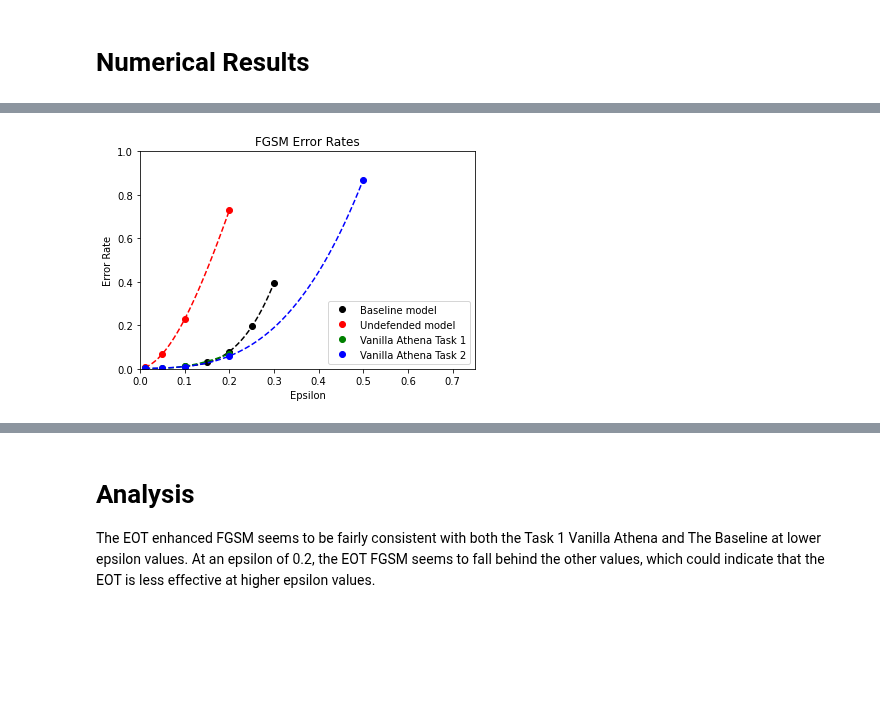
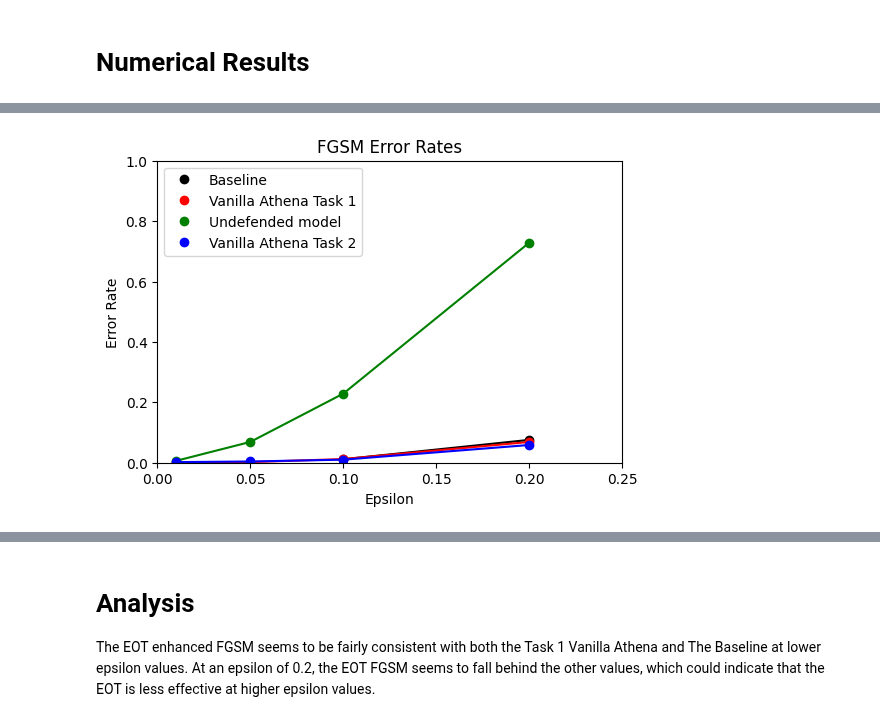
Before and after one commit to Arleycht/project-athena, a Jupyter notebook: Task2/Task2_Report.ipynb, the cells around one changed output, grey strips where cells are left out. Saved outputs shown, nothing was run; the diff lists cells and outputs as text; code cells hidden in the pictures; blank space fills up the shorter version.

```diff
--- a/Task2/Task2_Report.ipynb
+++ b/Task2/Task2_Report.ipynb
@@ -163,73 +161,39 @@ graphs = [
-# %%
-plt.title('FGSM Error Rates')
-plt.xlabel('Epsilon')
-plt.ylabel('Error Rate')
-
-plt.xlim(0, 0.75)
-plt.ylim(0, 1)
-
-handles = []
-
-for graph in graphs:
-    x = np.array(graph['x'])
-    y = np.array(graph['y'])
-
-    # Create a line of best fit
-    x_fit = np.linspace(min(x), max(x))
-    fitcoeff = poly.polyfit(x, y, 3)
-    fitval = poly.polyval(x_fit, fitcoeff)
-
-    l, = plt.plot(x, y, graph['color'] + 'o', label=graph['title'])
-    plt.plot(x_fit, fitval, graph['color'] + '--')
-
-    handles.append(l)
-
-plt.legend(handles=handles)
-plt.show()
-# %% [output]
-[figure, removed]
 # %%
 graphs = [
     {
         'title': 'Baseline',
         'color': 'k',
         'x': [0.1, 0.2],
-        'y': [
-            0.011493094061901401,
-            0.07561246093356185
-        ]
+        'y': [0.011493094061901401, 0.07561246093356185]
     },
     {
         'title': 'Vanilla Athena Task 1',
         'color': 'r',
         'x': [0.01, 0.05, 0.1, 0.2],
-        'y': [
-            0.0020242914979757085,
-            0.0020242914979757085,
-            0.012145748987854251,
-            0.06882591093117409
-        ]
+        'y': [0.0020242914979757085, 0.0020242914979757085, 0.012145748987854251, 0.06882591093117409]
     },
     {
         'title': 'Undefended model',
         'color': 'g',
         'x': [0.01, 0.05, 0.1, 0.2],
-        'y': [
-            0.006072874493927126,
-            0.06882591093117409,
-            0.22874493927125505,
-            0.728744939271255
-        ]
+        'y': [0.006072874493927126, 0.06882591093117409, 0.22874493927125505, 0.728744939271255]
     },
     {
         'title': 'Vanilla Athena Task 2',
         'color': 'b',
         'x': [0.01, 0.05, 0.1, 0.2],
-        'y': [
-            0.0020242914979757085,
-            0.004048582995951417,
-            0.010121457489878543,
-            0.058704453441295545
-        ]
+        'y': [0.0020242914979757085, 0.004048582995951417, 0.010121457489878543, 0.058704453441295545]
     }
 ]
+
+fig = plt.figure(dpi=100)
+plt.title('FGSM Error Rates')
+plt.xlabel('Epsilon')
+plt.ylabel('Error Rate')
+
+plt.xlim(0, 0.25)
+plt.ylim(0, 1)
+
+plotgraphs(graphs)
+# %% [output]
+[figure, added]
```
Also changed, not shown: parts of 10 cells of this notebook.
